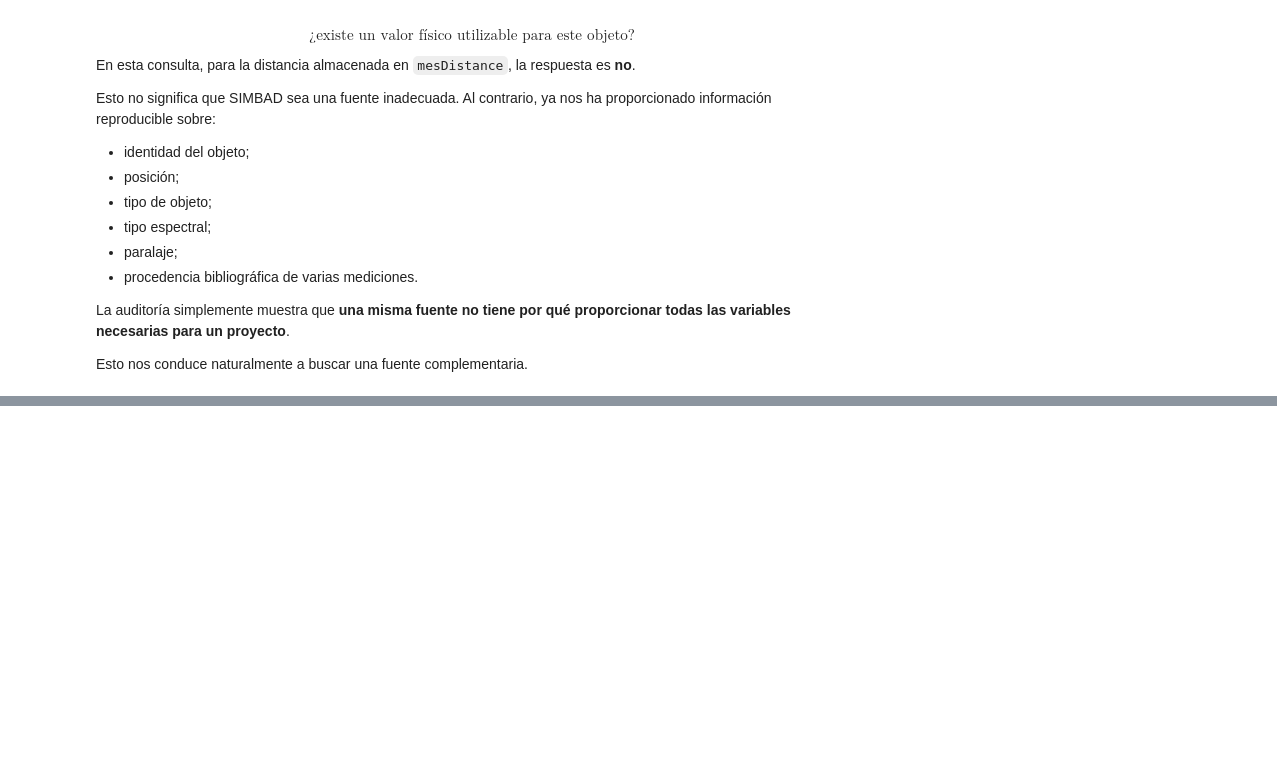
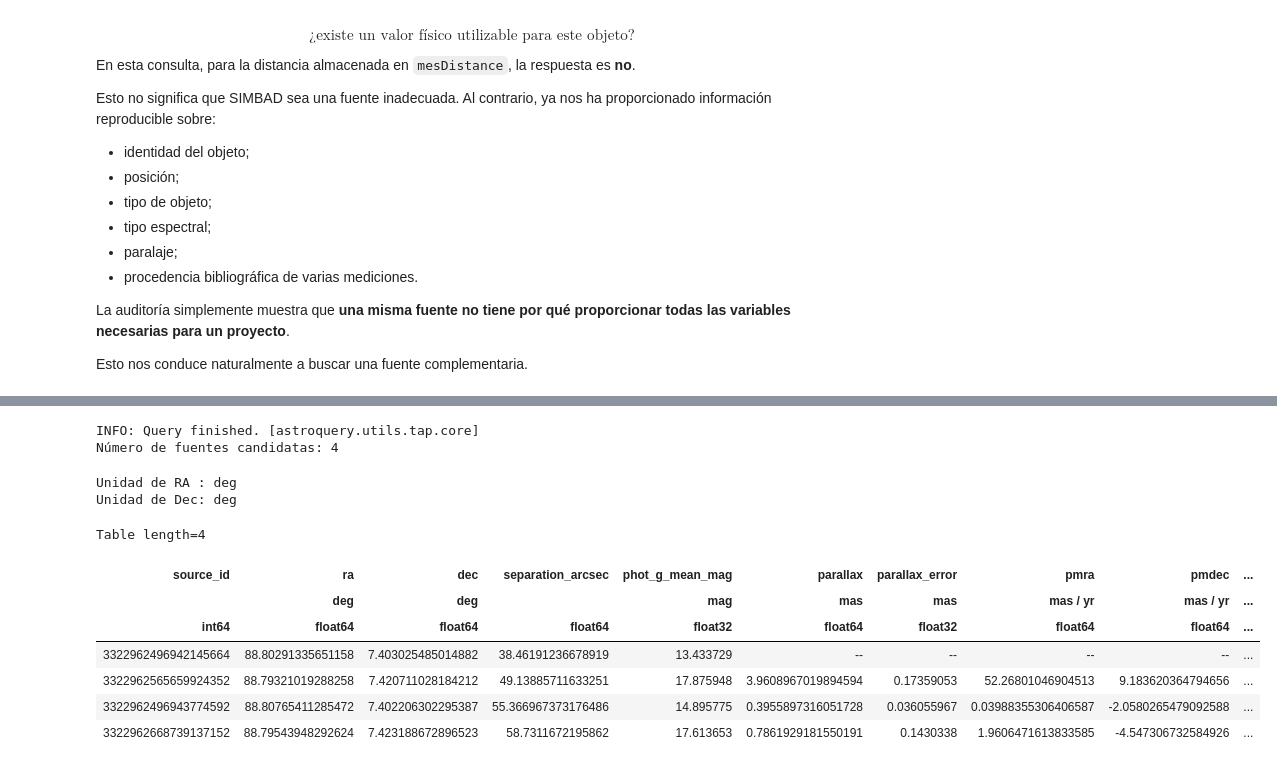
Before and after one commit to Kietth/ACUS220-AstroWave, a Jupyter notebook: 01_exploracion_datos_astronomicos.ipynb, the cells around one changed output, grey strips where cells are left out. Drawn from its saved outputs; the diff is of its cells as text; code cells hidden in the pictures; blank space fills up the shorter version.

```diff
--- a/01_exploracion_datos_astronomicos.ipynb
+++ b/01_exploracion_datos_astronomicos.ipynb
@@ -895,0 +923,68 @@ $$
+# %%
+# Buscaremos fuentes de Gaia DR3 dentro de 60 segundos de arco
+# alrededor de la posición proporcionada por SIMBAD.
+
+search_radius = 60 * u.arcsec
+
+Gaia.ROW_LIMIT = 100
+
+job = Gaia.cone_search_async(
+    betelgeuse_coord,
+    radius=search_radius,
+    table_name="gaiadr3.gaia_source",
+)
+
+gaia_candidates = job.get_results()
+
+print(f"Número de fuentes candidatas: {len(gaia_candidates)}")
+# %% [output]
+INFO: Query finished. [astroquery.utils.tap.core]
+Número de fuentes candidatas: 4
+# %%
+print("Unidad de RA :", gaia_candidates["ra"].unit)
+print("Unidad de Dec:", gaia_candidates["dec"].unit)
+# %% [output]
+Unidad de RA : deg
+Unidad de Dec: deg
+# %%
+# Gaia ya devuelve ra y dec con unidades angulares.
+# No debemos multiplicarlas nuevamente por u.deg.
+
+candidate_coords = SkyCoord(
+    ra=gaia_candidates["ra"],
+    dec=gaia_candidates["dec"],
+    frame="icrs",
+)
+
+# Separación angular entre la posición SIMBAD de Betelgeuse
+# y cada fuente encontrada en Gaia.
+separations = betelgeuse_coord.separation(candidate_coords)
+
+gaia_candidates["separation_arcsec"] = separations.arcsec
+
+# Ordenar desde la fuente angularmente más próxima.
+gaia_candidates.sort("separation_arcsec")
+
+candidate_columns = [
+    "source_id",
+    "ra",
+    "dec",
+    "separation_arcsec",
+    "phot_g_mean_mag",
+    "parallax",
+    "parallax_error",
+    "pmra",
+    "pmdec",
+    "ruwe",
+]
+
+gaia_candidates[candidate_columns][:10]
+# %% [output]
+Table length=4
+| source_id | ra | dec | separation_arcsec | phot_g_mean_mag | parallax | parallax_error | pmra | pmdec | ... |
+|  | deg | deg |  | mag | mas | mas | mas / yr | mas / yr | ... |
+| int64 | float64 | float64 | float64 | float32 | float64 | float32 | float64 | float64 | ... |
+| 3322962496942145664 | 88.80291335651158 | 7.403025485014882 | 38.46191236678919 | 13.433729 | -- | -- | -- | -- | ... |
+| 3322962565659924352 | 88.79321019288258 | 7.420711028184212 | 49.13885711633251 | 17.875948 | 3.9608967019894594 | 0.17359053 | 52.26801046904513 | 9.183620364794656 | ... |
+| 3322962496943774592 | 88.80765411285472 | 7.402206302295387 | 55.366967373176486 | 14.895775 | 0.3955897316051728 | 0.036055967 | 0.03988355306406587 | -2.0580265479092588 | ... |
+| 3322962668739137152 | 88.79543948292624 | 7.423188672896523 | 58.7311672195862 | 17.613653 | 0.7861929181550191 | 0.1430338 | 1.9606471613833585 | -4.547306732584926 | ... |
```
Also changed, not shown: parts of 22 cells of this notebook.
